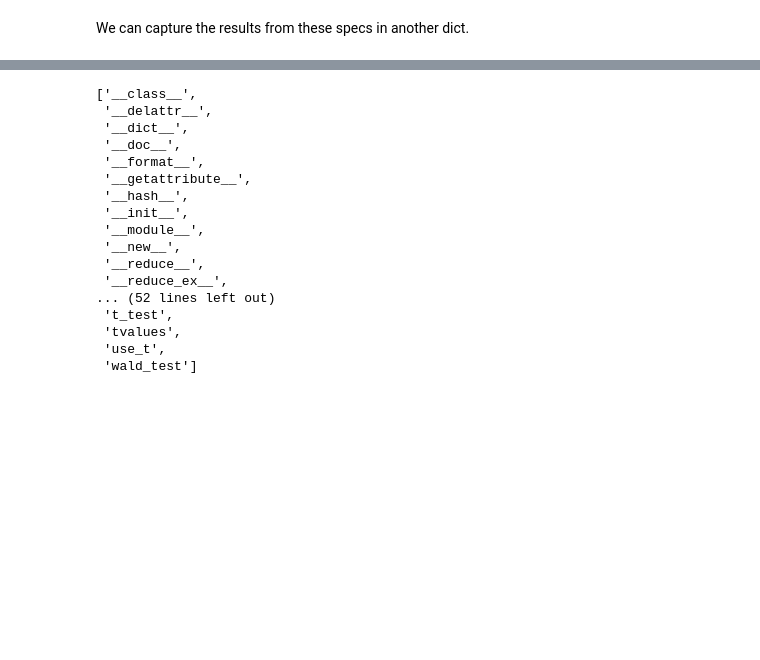
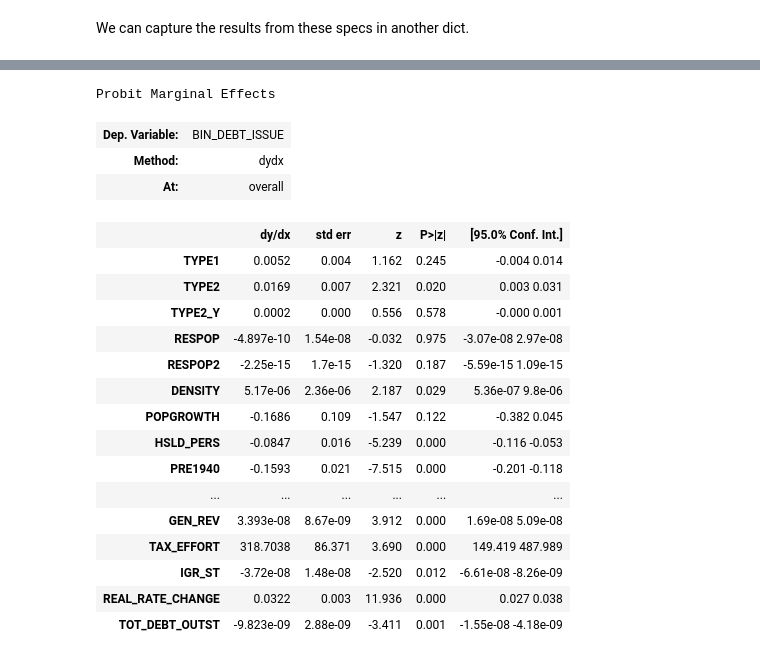
Before and after one commit to choct155/TELs_debt, a Jupyter notebook: code/Debt_Issue_Classification.ipynb, the cells around one changed output, grey strips where cells are left out. Cells and saved outputs as stored; diff of their text form; code cells hidden in the pictures; blank space fills up the shorter version.

```diff
--- a/code/Debt_Issue_Classification.ipynb
+++ b/code/Debt_Issue_Classification.ipynb
@@ -143,20 +163,23 @@ Generalized Linear Model Regression Results
-# %%
-dir(mod_dict[1])
-# %% [output]
-['__class__',
- '__delattr__',
- '__dict__',
- '__doc__',
- '__format__',
- '__getattribute__',
- '__hash__',
- '__init__',
- '__module__',
- '__new__',
- '__reduce__',
- '__reduce_ex__',
-... (52 lines left out)
- 't_test',
- 'tvalues',
- 'use_t',
- 'wald_test']
+# %%
+mod_dict[1].get_margeff().summary()
+# %% [output]
+Probit Marginal Effects
+| Dep. Variable: | BIN_DEBT_ISSUE |
+| Method: | dydx |
+| At: | overall |
+|  | dy/dx | std err | z | P>|z| | [95.0% Conf. Int.] |
+| TYPE1 | 0.0052 | 0.004 | 1.162 | 0.245 | -0.004 0.014 |
+| TYPE2 | 0.0169 | 0.007 | 2.321 | 0.020 | 0.003 0.031 |
+| TYPE2_Y | 0.0002 | 0.000 | 0.556 | 0.578 | -0.000 0.001 |
+| RESPOP | -4.897e-10 | 1.54e-08 | -0.032 | 0.975 | -3.07e-08 2.97e-08 |
+| RESPOP2 | -2.25e-15 | 1.7e-15 | -1.320 | 0.187 | -5.59e-15 1.09e-15 |
+| DENSITY | 5.17e-06 | 2.36e-06 | 2.187 | 0.029 | 5.36e-07 9.8e-06 |
+| POPGROWTH | -0.1686 | 0.109 | -1.547 | 0.122 | -0.382 0.045 |
+| HSLD_PERS | -0.0847 | 0.016 | -5.239 | 0.000 | -0.116 -0.053 |
+| PRE1940 | -0.1593 | 0.021 | -7.515 | 0.000 | -0.201 -0.118 |
+| ... | ... | ... | ... | ... | ... |
+| GEN_REV | 3.393e-08 | 8.67e-09 | 3.912 | 0.000 | 1.69e-08 5.09e-08 |
+| TAX_EFFORT | 318.7038 | 86.371 | 3.690 | 0.000 | 149.419 487.989 |
+| IGR_ST | -3.72e-08 | 1.48e-08 | -2.520 | 0.012 | -6.61e-08 -8.26e-09 |
+| REAL_RATE_CHANGE | 0.0322 | 0.003 | 11.936 | 0.000 | 0.027 0.038 |
+| TOT_DEBT_OUTST | -9.823e-09 | 2.88e-09 | -3.411 | 0.001 | -1.55e-08 -4.18e-09 |
```
Also changed, not shown: parts of 7 cells of this notebook, 14 other files.
